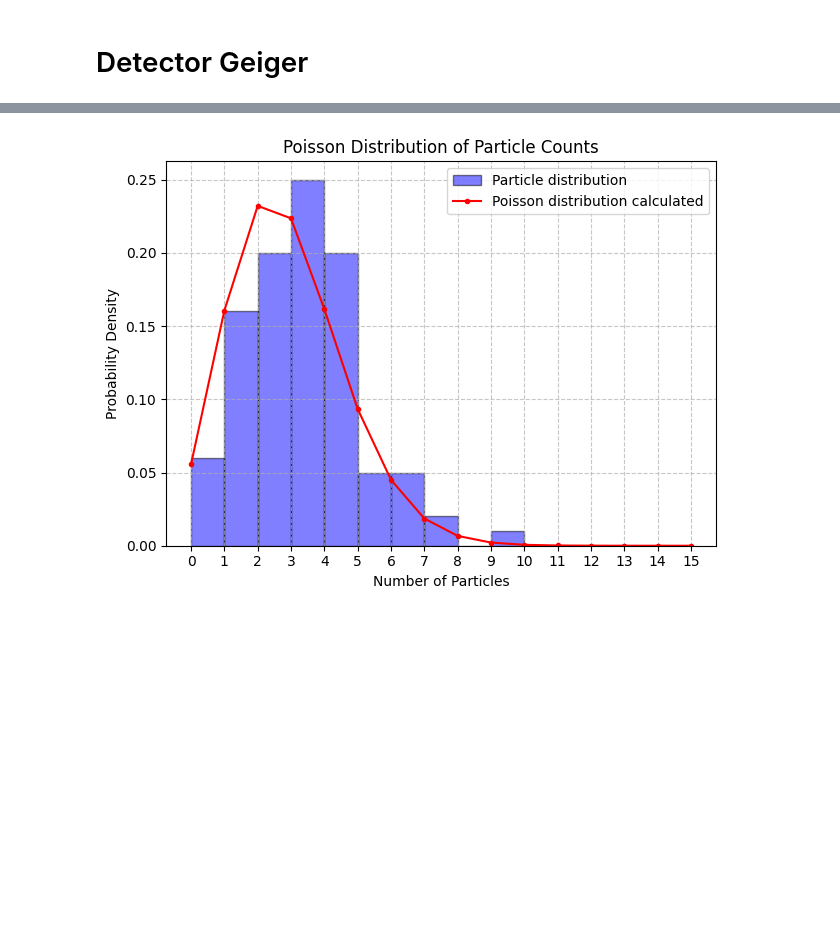
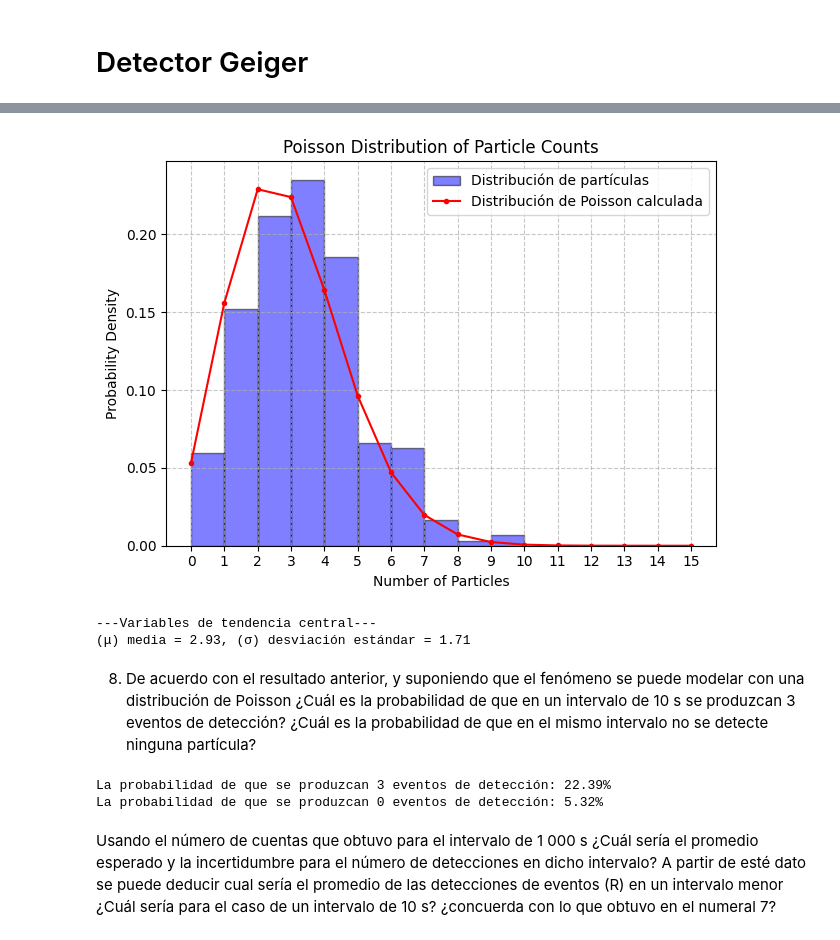
Before and after one commit to JD314/fisica_experimental, a Jupyter notebook: estiven/notebooks/tarea_1_geiger.ipynb, the cells around one changed output, grey strips where cells are left out. Cells and saved outputs as stored; diff of their text form; code cells hidden in the pictures; blank space fills up the shorter version.

```diff
--- a/estiven/notebooks/tarea_1_geiger.ipynb
+++ b/estiven/notebooks/tarea_1_geiger.ipynb
@@ -32,0 +123,8 @@ plt.hist(data_canicas, bins=10)
+# %%
+fracciones_muestras = [0.05, 0.1, 0.2, 0.4, 0.6, 0.8, 1]
+for fraccion in fracciones_muestras:
+    fraccion_de_datos = datos_totales_canicas.sample(frac=fraccion)
+    numero_datos = len(fraccion_de_datos)
+    mu = round(np.mean(fraccion_de_datos) ,2)
+    # Definición de desviación estándar según el T.L.C
+    sigma = float(round(np.std(fraccion_de_datos) / np.sqrt(numero_datos), 2))
@@ -54,38 +212,67 @@ data_geiger
 # %%
-# Histogram plot
-hist, bins, _ = plt.hist(data_geiger['conteo_particulas'],
+# Histograma de la distribución del conteo de partículas
+hist, bins, _ = plt.hist(datos_geiger['particulas_geiger'],
                          bins=range(0, 16),
                          density=True,
                          alpha=0.5,
                          color='blue',
                          edgecolor='black',
-                         label='Particle distribution')
+                         label='Distribución de partículas')
 
 # Calculating Poisson distribution values
-poisson_values = poisson.pmf(bins, mu=data_geiger['conteo_particulas'].mean())
+def distribucion_poisson(x, mu):
+    funcion_poisson = (mu ** x * np.exp(-mu)) / (special.factorial(x))
+    return funcion_poisson
+
+mu = float(np.mean(datos_geiger['particulas_geiger']))
+std = float(np.sqrt(mu))
+x = np.arange(0, 16, 1)
+valores_poisson = distribucion_poisson(x, mu)
 
 # Plot Poisson distribution as a line
-plt.plot(bins,
-         poisson_values,
+plt.plot(x,
+         valores_poisson,
          marker='.',
          linestyle='-',
          color='red',
-         label='Poisson distribution calculated')
+         label='Distribución de Poisson calculada')
 
 # Add labels and title
 plt.xlabel('Number of Particles')
 plt.ylabel('Probability Density')
 plt.title('Poisson Distribution of Particle Counts')
 plt.legend()
 
 # Add grid
 plt.grid(True, linestyle='--', alpha=0.7)
 
 # Set x-axis ticks to display all numbers
 plt.xticks(np.arange(0, 16))
 
 # Display the plot
 plt.tight_layout()
 plt.show()
 # %% [output]
-[figure, old version]
+[figure, new version]
+# %%
+print(f'---Variables de tendencia central---\n\
+(μ) media = {round(mu, 2)}, (σ) desviación estándar = {round(std, 2)}')
+# %% [output]
+---Variables de tendencia central---
+(μ) media = 2.93, (σ) desviación estándar = 1.71
+# %% [markdown]
+8. De acuerdo con el resultado anterior, y suponiendo que el fenómeno se puede modelar con una distribución de Poisson ¿Cuál es la probabilidad de que en
+un intervalo de 10 s se produzcan 3 eventos de detección? ¿Cuál es la probabilidad de que en el mismo intervalo no se detecte ninguna partícula?
+# %%
+probabilidad_3 = distribucion_poisson(3, mu) * 100
+probabilidad_0 = distribucion_poisson(0, mu) * 100
+print(f'La probabilidad de que se produzcan 3 eventos de detección: {round(probabilidad_3, 2)}%')
+print(f'La probabilidad de que se produzcan 0 eventos de detección: {round(probabilidad_0, 2)}%')
+# %% [output]
+La probabilidad de que se produzcan 3 eventos de detección: 22.39%
+La probabilidad de que se produzcan 0 eventos de detección: 5.32%
+# %% [markdown]
+Usando el número de cuentas que obtuvo para el intervalo de 1 000 s ¿Cuál sería el promedio esperado y la
+incertidumbre para el número de detecciones en dicho intervalo? A partir de esté dato se puede deducir cual sería
+el promedio de las detecciones de eventos (R) en un intervalo menor ¿Cuál sería para el caso de un intervalo de 10
+s? ¿concuerda con lo que obtuvo en el numeral 7?
```
Also changed, not shown: parts of 19 cells of this notebook, 1 other file.
